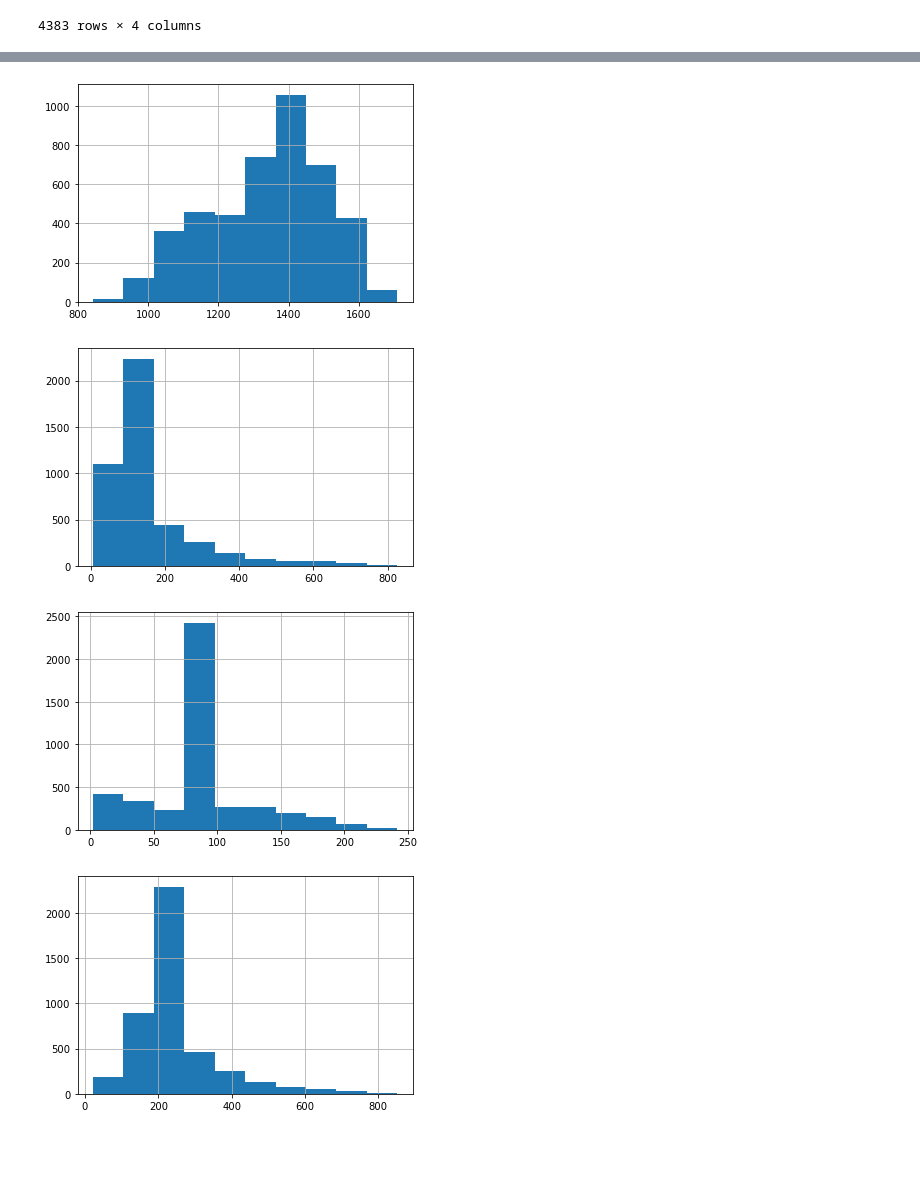
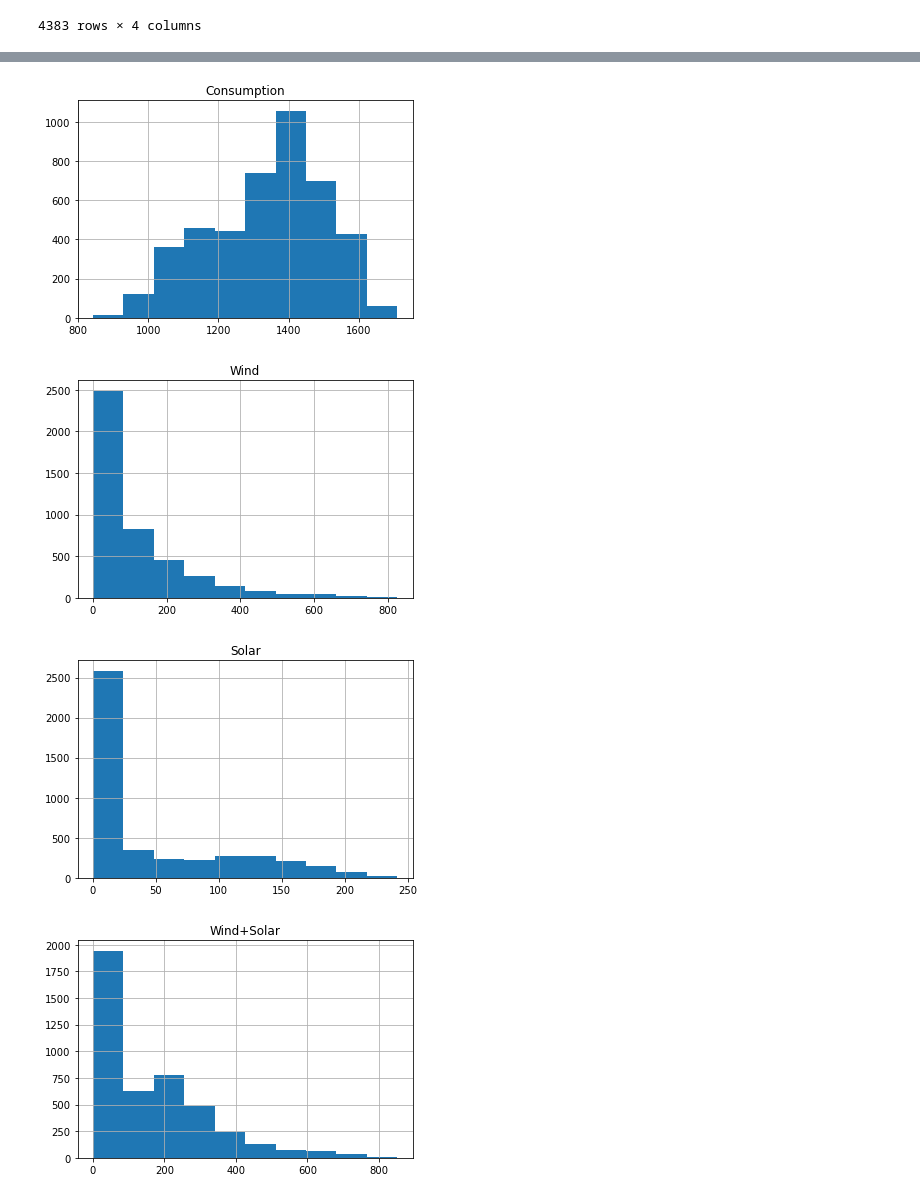
Before and after one commit to Zachary-Stufflebeme/time-series, a Jupyter notebook: Prepare-time-series.ipynb, the cells around one changed output, grey strips where cells are left out. Drawn from its saved outputs; the diff is of its cells as text; code cells hidden in the pictures; blank space fills up the shorter version.

```diff
--- a/Prepare-time-series.ipynb
+++ b/Prepare-time-series.ipynb
@@ -106,9 +106,9 @@ df2
 | 2017-12-31 | 1107.11488 | 721.176 | 19.980 | 741.156 |
 4383 rows × 4 columns
 # %%
-df2.Wind = df2.Wind.fillna(df2.Wind.mean())
+df2.Wind = df2.Wind.fillna(0)
 # %%
-df2.Solar = df2.Solar.fillna(df2.Solar.mean())
+df2.Solar = df2.Solar.fillna(0)
 # %%
 df2['Wind+Solar'] = df2['Wind+Solar'].fillna(df2.Wind + df2.Solar)
 # %%
@@ -131,13 +131,14 @@ df2
 # %%
 for col in df2:
     plot = df2[col]
     plot.hist()
+    plt.title(col)
     plt.show()
 # %% [output]
-[figure, old version]
+[figure, new version]
-[figure, old version]
+[figure, new version]
-[figure, old version]
+[figure, new version]
-[figure, old version]
+[figure, new version]
 # %%
 df2.Wind.plot()
 # %% [output]
```
Also changed, not shown: parts of 2 cells of this notebook.
